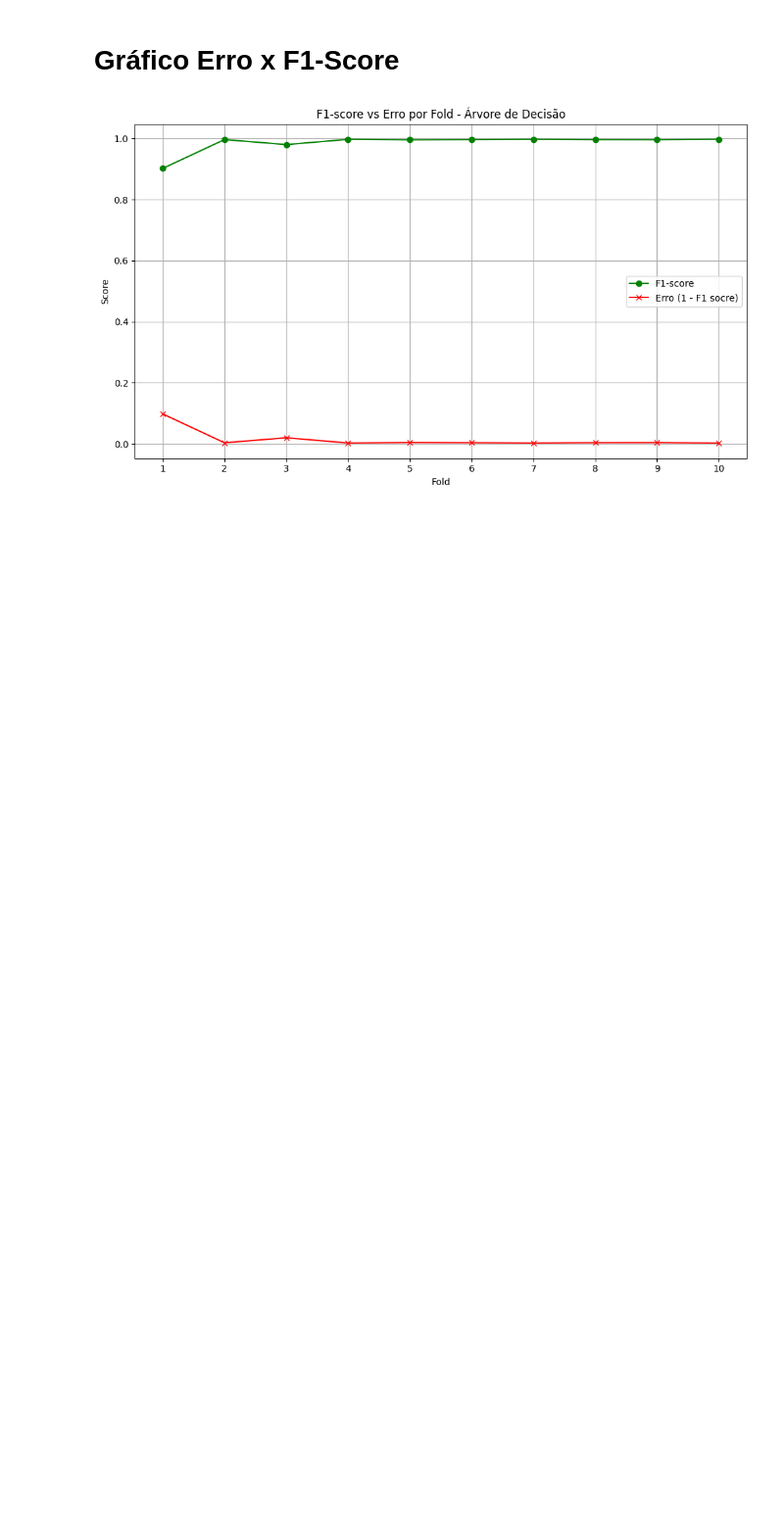
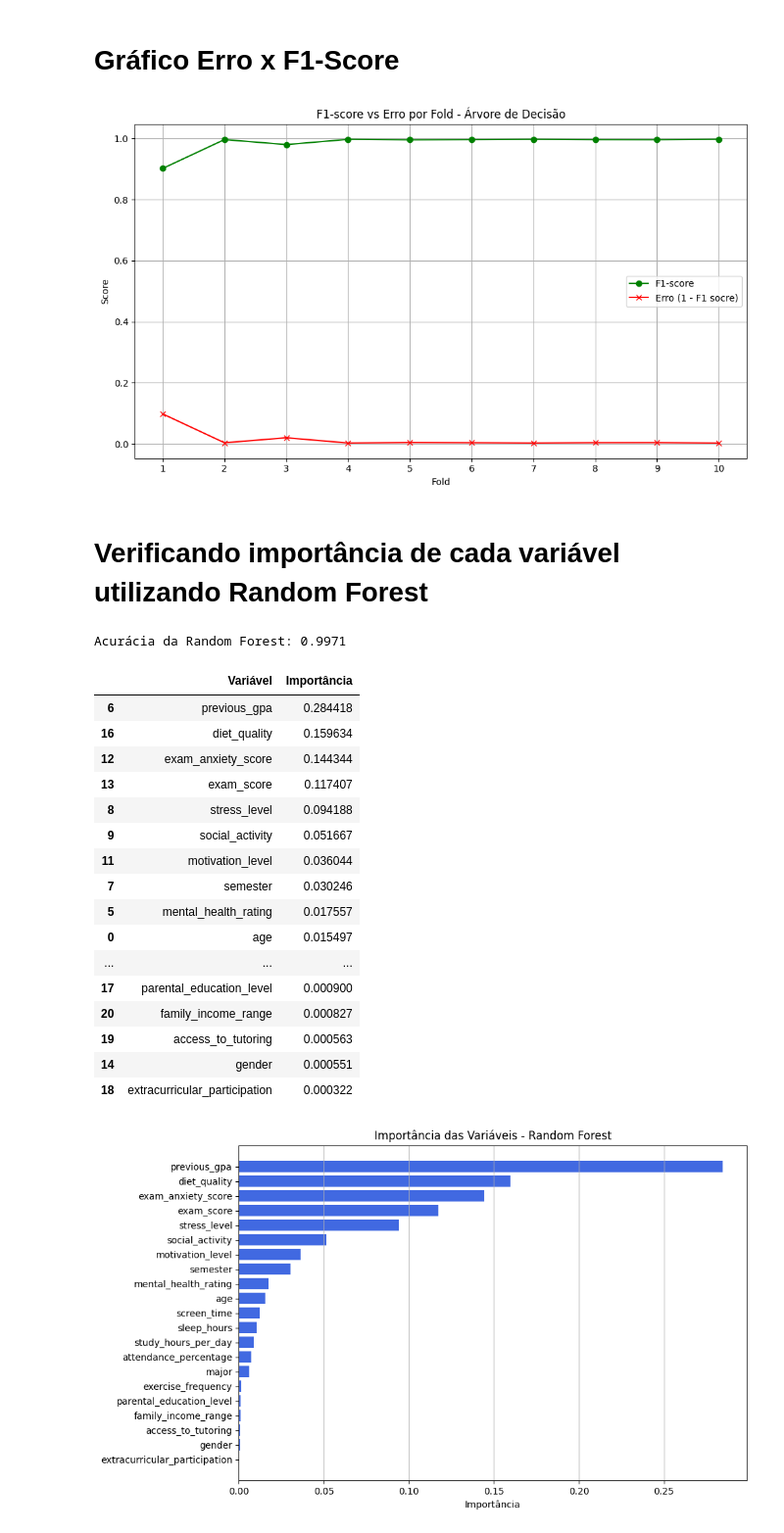
Before and after one commit to rafyzzs/tpia, a Jupyter notebook: ia.ipynb, the cells around one changed output. Shown at 98% size. Cells and saved outputs as stored; diff of their text form; code cells hidden in the pictures; blank space fills up the shorter version.

Commit message:
Heatmap, importância das variáveis e plotagem da árvore de decisão

```diff
--- a/ia.ipynb
+++ b/ia.ipynb
@@ -358,3 +358,72 @@ plt.tight_layout()
 plt.show()
 # %% [output]
 [figure]
+# %% [markdown]
+# Verificando importância de cada variável utilizando Random Forest
+# %%
+
+from sklearn.ensemble import RandomForestClassifier
+
+# Define os dados de entrada e saída com os dados pré-processados
+X = df_pre_processado.drop(columns=["dropout_risk"])
+y = df_pre_processado["dropout_risk"]
+
+# Codifica os rótulos (No/Yes) para 0/1
+label_encoder = LabelEncoder()
+y_encoded = label_encoder.fit_transform(y)
+
+# Separa os dados em treino e teste
+X_train, X_test, y_train, y_test = train_test_split(X, y_encoded, test_size=0.2, random_state=42)
+
+# Cria o modelo Random Forest
+rf_model = RandomForestClassifier(n_estimators=100, random_state=42)
+
+# Treina o modelo
+rf_model.fit(X_train, y_train)
+
+# Avalia a acurácia
+y_pred = rf_model.predict(X_test)
+accuracy = accuracy_score(y_test, y_pred)
+f1 = f1_score(y_test, y_pred, average='weighted')
+
+print(f"Acurácia da Random Forest: {accuracy:.4f}")
+
+importances = rf_model.feature_importances_
+feature_names = X.columns
+
+importances_df = pd.DataFrame({
+    'Variável': feature_names,
+    'Importância': importances
+}).sort_values(by='Importância', ascending=False)
+
+display(importances_df)
+
+# Gráfico de barras da importância das variáveis
+plt.figure(figsize=(10, 6))
+plt.barh(importances_df['Variável'], importances_df['Importância'], color='royalblue')
+plt.xlabel('Importância')
+plt.title('Importância das Variáveis - Random Forest')
+plt.gca().invert_yaxis()
+plt.grid(axis='x')
+plt.tight_layout()
+plt.show()
+# %% [output]
+Acurácia da Random Forest: 0.9971
+|  | Variável | Importância |
+| 6 | previous_gpa | 0.284418 |
+| 16 | diet_quality | 0.159634 |
+| 12 | exam_anxiety_score | 0.144344 |
+| 13 | exam_score | 0.117407 |
+| 8 | stress_level | 0.094188 |
+| 9 | social_activity | 0.051667 |
+| 11 | motivation_level | 0.036044 |
+| 7 | semester | 0.030246 |
+| 5 | mental_health_rating | 0.017557 |
+| 0 | age | 0.015497 |
+| ... | ... | ... |
+| 17 | parental_education_level | 0.000900 |
+| 20 | family_income_range | 0.000827 |
+| 19 | access_to_tutoring | 0.000563 |
+| 14 | gender | 0.000551 |
+| 18 | extracurricular_participation | 0.000322 |
+[figure, added]
```
Also changed, not shown: parts of 5 cells of this notebook.
